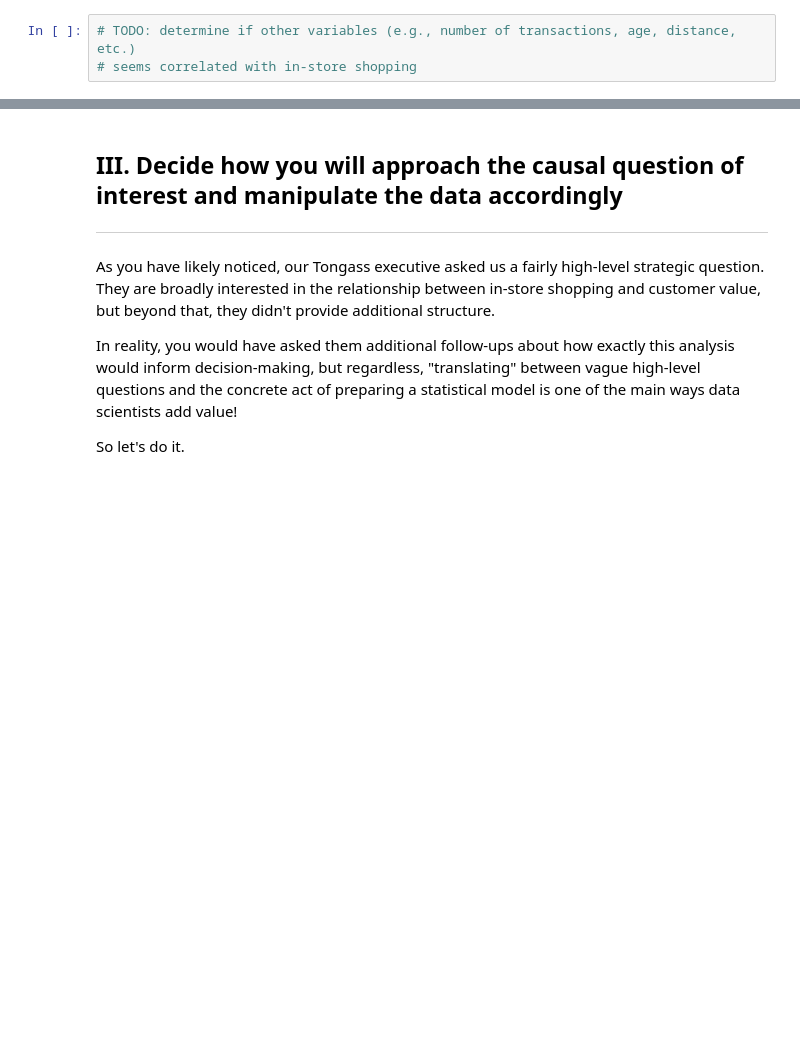
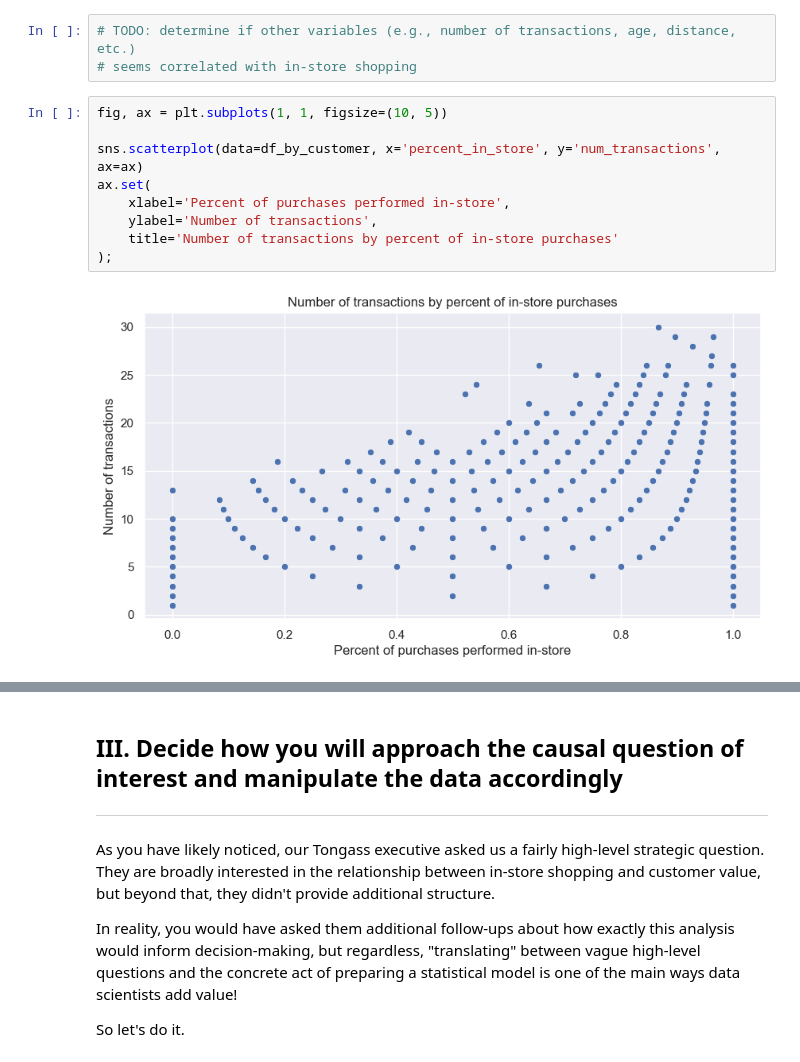
Before and after one commit to pwharrison/corise, a Jupyter notebook: causal-inference/week1_project.ipynb, the cells around one changed output, grey strips where cells are left out. Drawn from its saved outputs; the diff is of its cells as text; blank space fills up the shorter version.

```diff
--- a/causal-inference/week1_project.ipynb
+++ b/causal-inference/week1_project.ipynb
@@ -222,3 +240,14 @@ sns.catplot(data=df, x='in_store', y='amount');
 # %%
 # TODO: determine if other variables (e.g., number of transactions, age, distance, etc.)
 # seems correlated with in-store shopping
+# %%
+fig, ax = plt.subplots(1, 1, figsize=(10, 5))
+
+sns.scatterplot(data=df_by_customer, x='percent_in_store', y='num_transactions', ax=ax)
+ax.set(
+    xlabel='Percent of purchases performed in-store',
+    ylabel='Number of transactions',
+    title='Number of transactions by percent of in-store purchases'
+);
+# %% [output]
+[figure, added]
```
Also changed, not shown: parts of 6 cells of this notebook.
